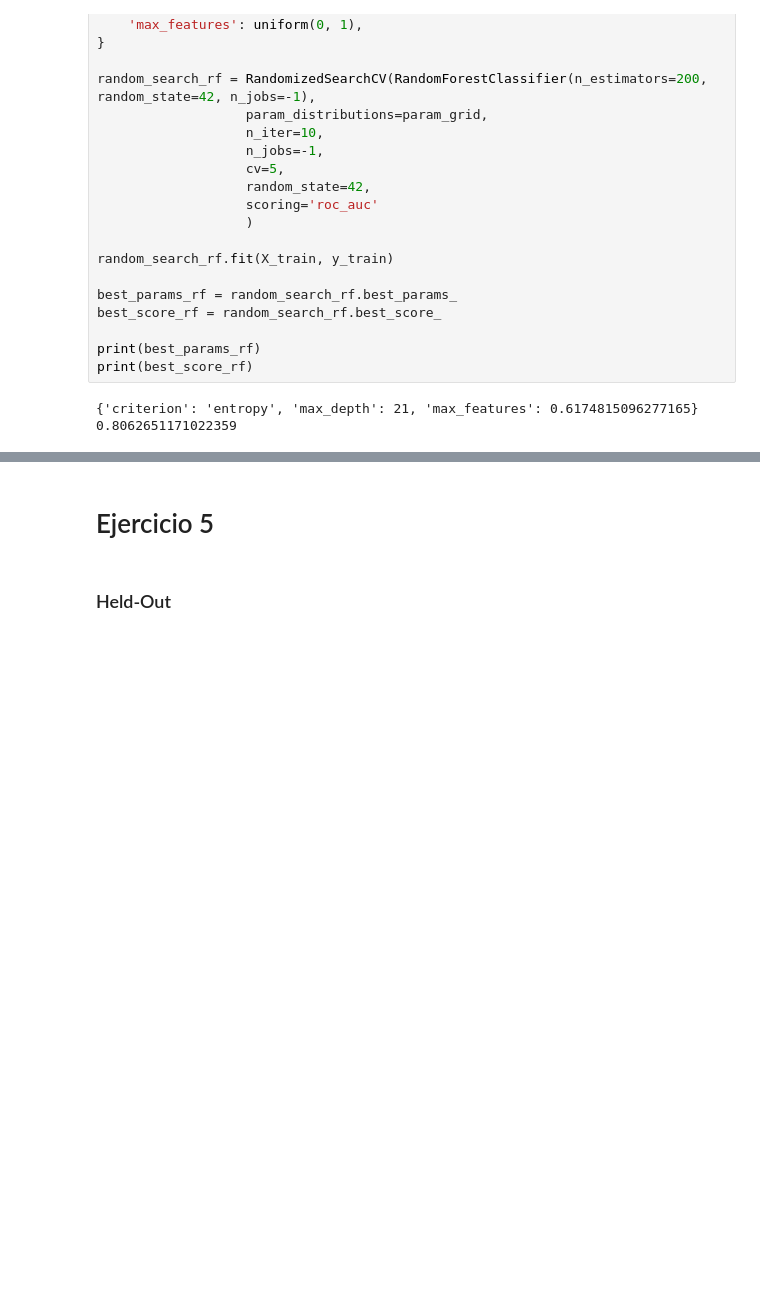
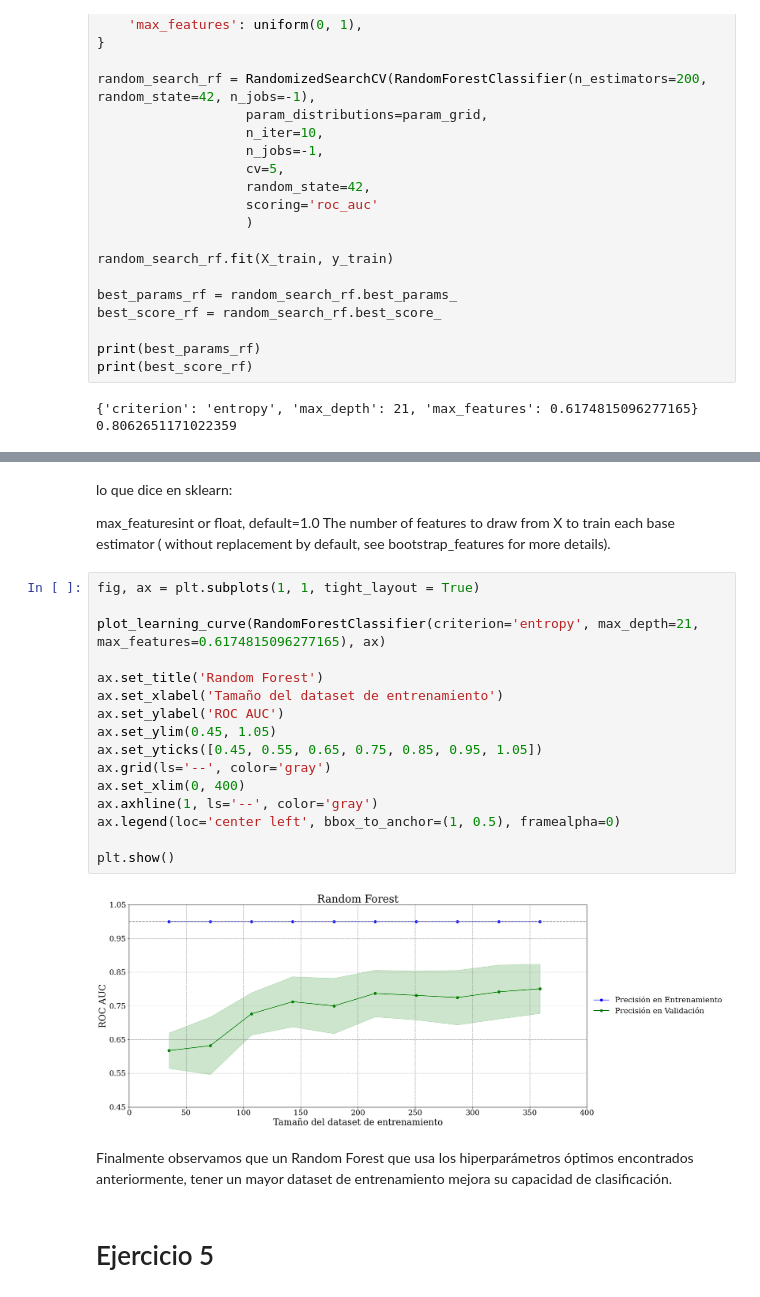
Before and after one commit to trinidadBorrell/Machine_Learning_Coursework, a Jupyter notebook: TP1_cleaned.ipynb, the cells around one changed output, grey strips where cells are left out. Saved outputs shown, nothing was run; the diff lists cells and outputs as text; blank space fills up the shorter version.

Commit message:
held out and text updates

```diff
--- a/TP1_cleaned.ipynb
+++ b/TP1_cleaned.ipynb
@@ -933,4 +985,27 @@ plt.show()
+# %% [markdown]
+lo que dice en sklearn:
+
+max_featuresint or float, default=1.0
+The number of features to draw from X to train each base estimator ( without replacement by default, see bootstrap_features for more details).
+# %%
+fig, ax = plt.subplots(1, 1, tight_layout = True)
+
+plot_learning_curve(RandomForestClassifier(criterion='entropy', max_depth=21, max_features=0.6174815096277165), ax)
+
+ax.set_title('Random Forest')
+ax.set_xlabel('Tamaño del dataset de entrenamiento')
+ax.set_ylabel('ROC AUC')
+ax.set_ylim(0.45, 1.05)
+ax.set_yticks([0.45, 0.55, 0.65, 0.75, 0.85, 0.95, 1.05])
+ax.grid(ls='--', color='gray')
+ax.set_xlim(0, 400)
+ax.axhline(1, ls='--', color='gray')
+ax.legend(loc='center left', bbox_to_anchor=(1, 0.5), framealpha=0)
+
+plt.show()
+# %% [output]
+[figure, added]
+# %% [markdown]
+Finalmente observamos que un Random Forest que usa los hiperparámetros óptimos encontrados anteriormente, tener un mayor dataset de entrenamiento mejora su capacidad de clasificación.
 # %% [markdown]
 # Ejercicio 5
-# %% [markdown]
-### Held-Out
```
Also changed, not shown: parts of 14 cells of this notebook, 1 other file.
